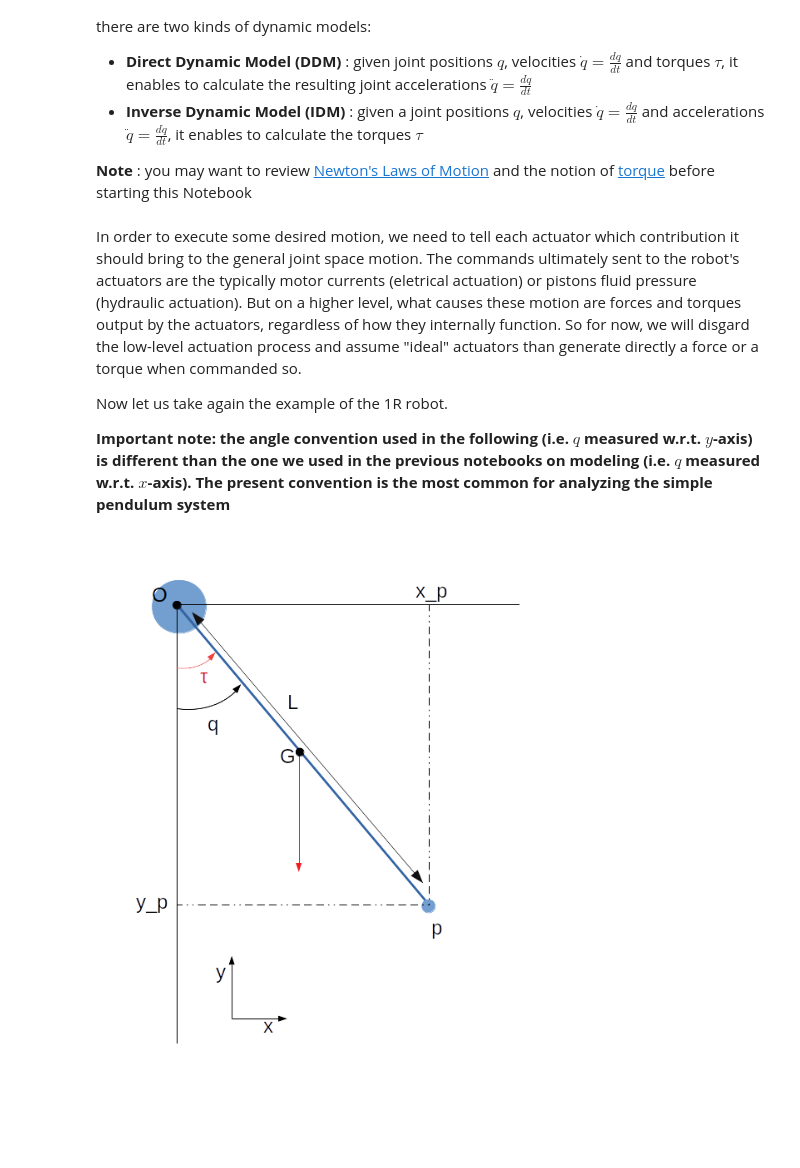
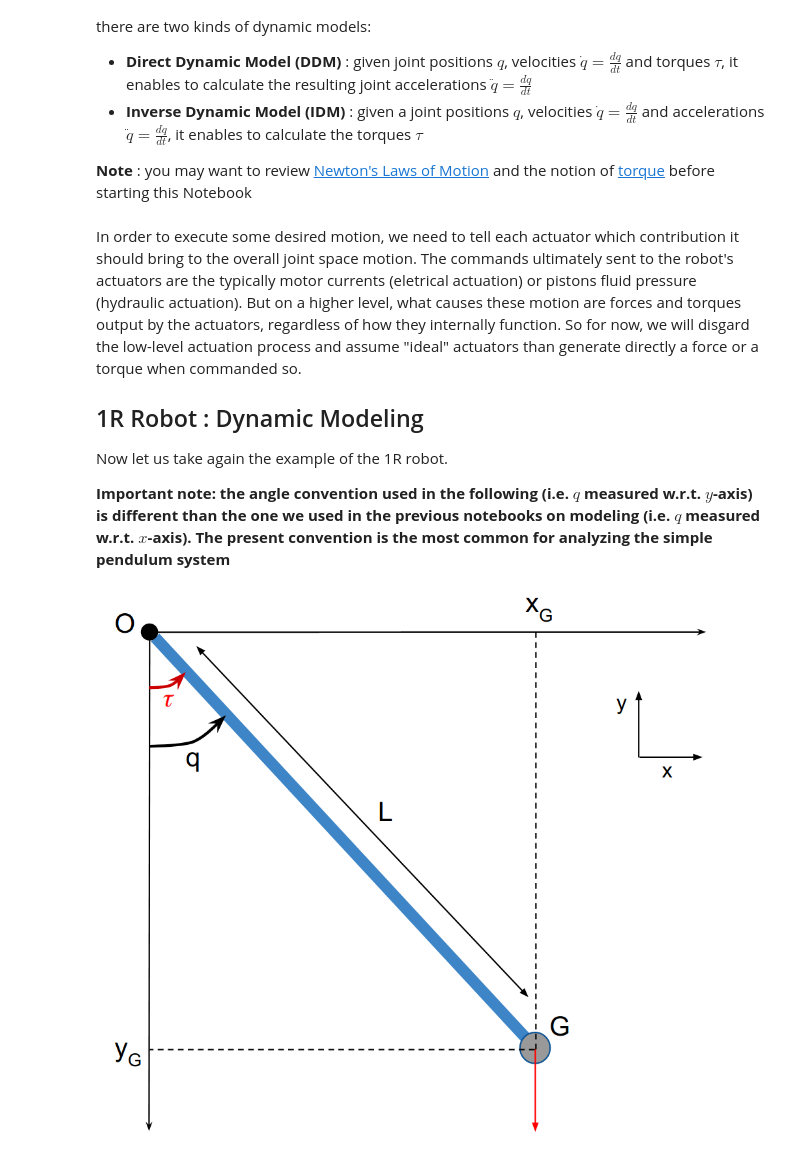
Before and after one commit to skleff1994/arise_2020, a Jupyter notebook: 2-modeling/4-dynamics-solution.ipynb, the cells around one changed output. Cells and saved outputs as stored; diff of their text form; code cells hidden in the pictures; blank space fills up the shorter version.

Commit message:
finished dynamics notebook

```diff
--- a/2-modeling/4-dynamics-solution.ipynb
+++ b/2-modeling/4-dynamics-solution.ipynb
@@ -21,7 +17,9 @@ import matplotlib.pyplot as plt
 import matplotlib.animation as animation
 from matplotlib.animation import FuncAnimation
 # %% [markdown]
-In order to execute some desired motion, we need to tell each actuator which contribution it should bring to the general joint space motion. The commands ultimately sent to the robot's actuators are the typically motor currents (eletrical actuation) or pistons fluid pressure (hydraulic actuation). But on a higher level, what causes these motion are forces and torques output by the actuators, regardless of how they internally function. So for now, we will disgard the low-level actuation process and assume "ideal" actuators than generate directly a force or a torque when commanded so.
+In order to execute some desired motion, we need to tell each actuator which contribution it should bring to the overall joint space motion. The commands ultimately sent to the robot's actuators are the typically motor currents (eletrical actuation) or pistons fluid pressure (hydraulic actuation). But on a higher level, what causes these motion are forces and torques output by the actuators, regardless of how they internally function. So for now, we will disgard the low-level actuation process and assume "ideal" actuators than generate directly a force or a torque when commanded so.
+
+## 1R Robot : Dynamic Modeling
 
 Now let us take again the example of the 1R robot.
 
@@ -29,10 +27,10 @@ __Important note: the angle convention used in the following (i.e. $q$ measured
 # %%
 from IPython.display import Image
 
 # Display the 1R robot
-Image("1dof-dyn.png")
+Image("pendulum.png")
 
 # Need to change the figure : gravity acts at the tip of the rod (not the middle) + change equations
 # %% [output]
-[figure, old version]
+[figure, new version]
 # %% [markdown]
```
Also changed, not shown: parts of 9 cells of this notebook, 2 other files.
